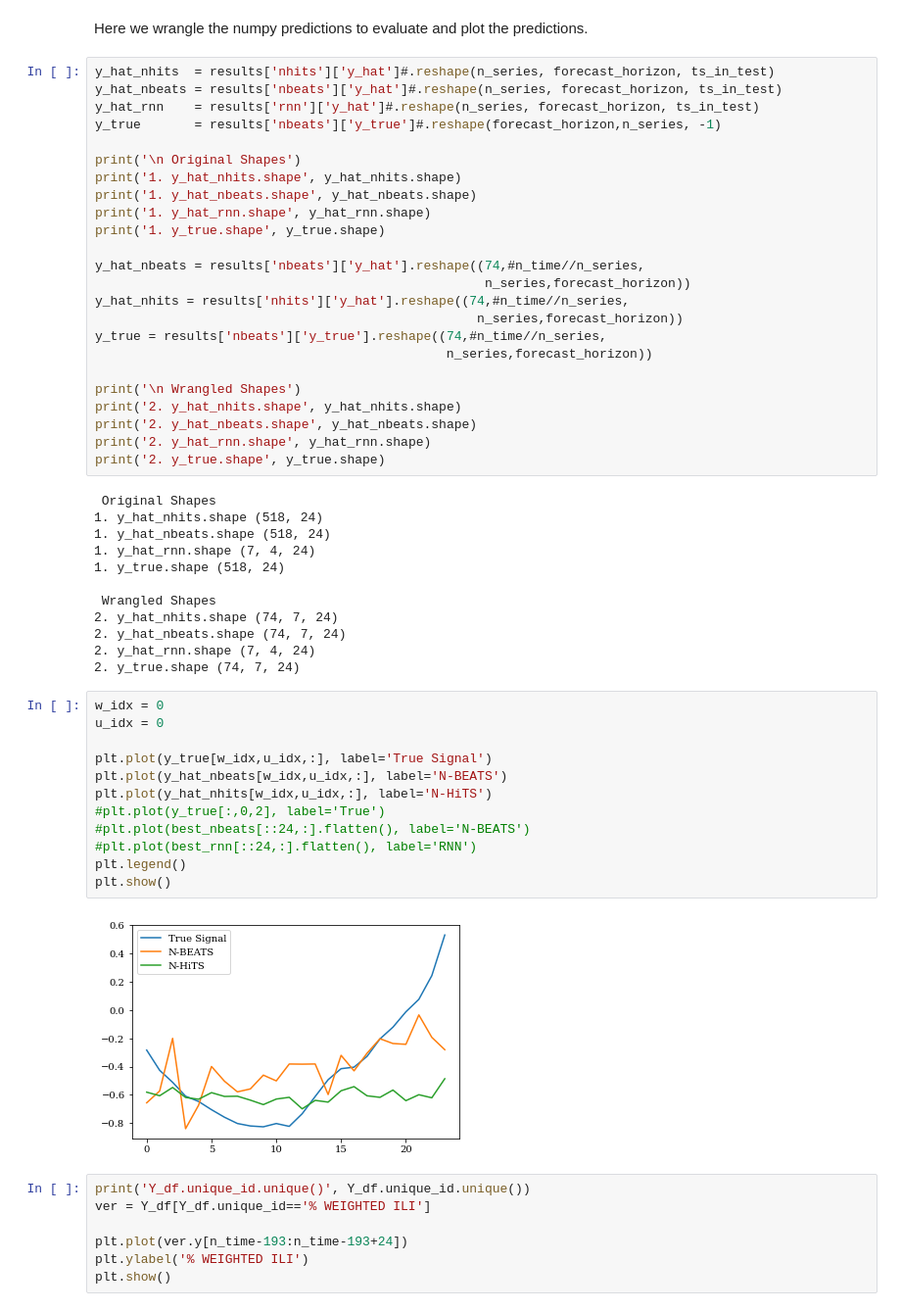
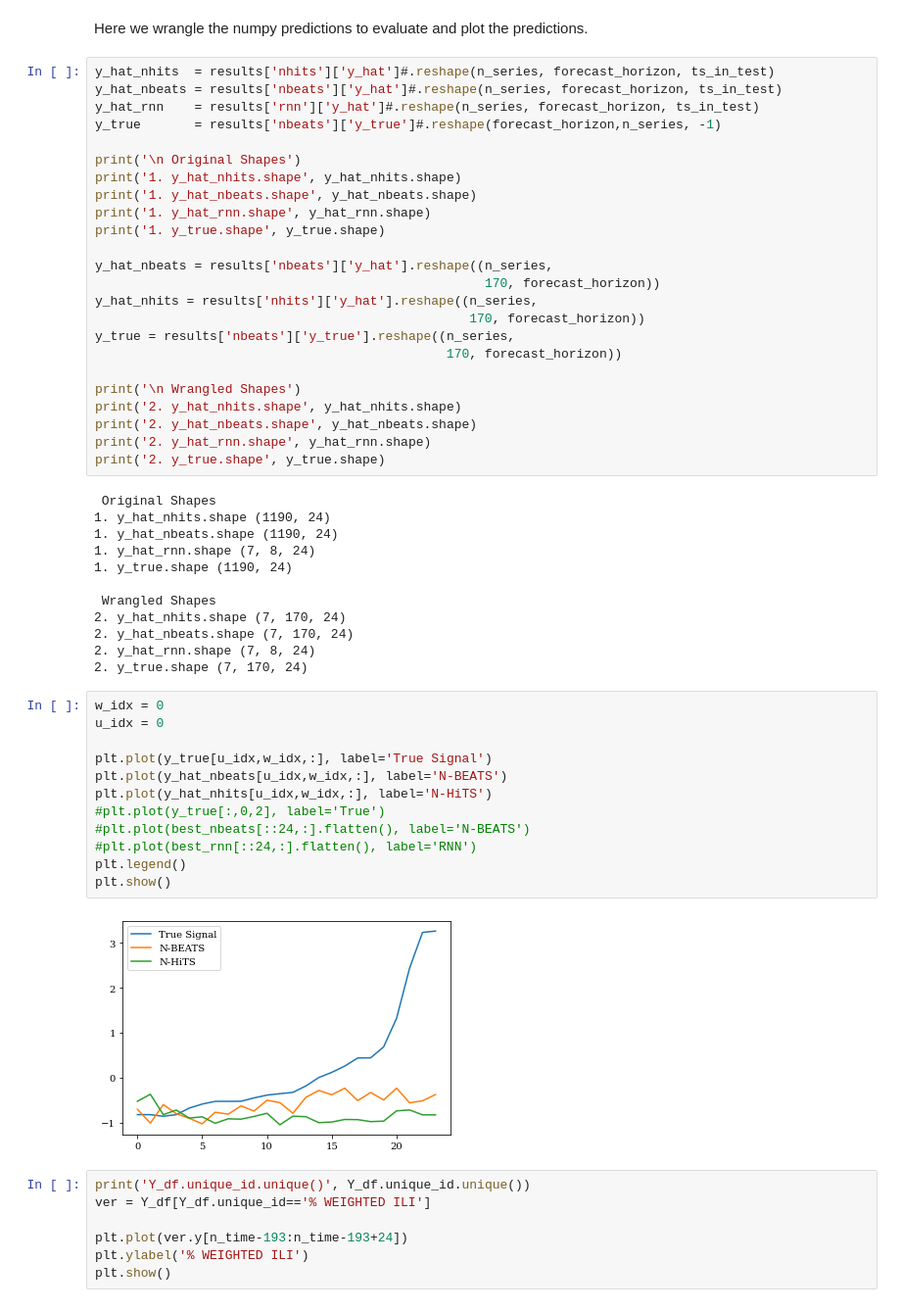
Before and after one commit to Nixtla/neuralforecast, a Jupyter notebook: nbs/experiments__auto.ipynb, the cells around one changed output. Shown at 98% size. Cells and saved outputs as stored; diff of their text form.

```diff
--- a/nbs/experiments__auto.ipynb
+++ b/nbs/experiments__auto.ipynb
@@ -311,12 +311,12 @@ print('1. y_hat_nbeats.shape', y_hat_nbeats.shape)
 print('1. y_hat_rnn.shape', y_hat_rnn.shape)
 print('1. y_true.shape', y_true.shape)
 
-y_hat_nbeats = results['nbeats']['y_hat'].reshape((74,#n_time//n_series,
-                                                   n_series,forecast_horizon))
-y_hat_nhits = results['nhits']['y_hat'].reshape((74,#n_time//n_series,
-                                                  n_series,forecast_horizon))
-y_true = results['nbeats']['y_true'].reshape((74,#n_time//n_series,
-                                              n_series,forecast_horizon))
+y_hat_nbeats = results['nbeats']['y_hat'].reshape((n_series,
+                                                   170, forecast_horizon))
+y_hat_nhits = results['nhits']['y_hat'].reshape((n_series,
+                                                 170, forecast_horizon))
+y_true = results['nbeats']['y_true'].reshape((n_series,
+                                              170, forecast_horizon))
 
 print('\n Wrangled Shapes')
 print('2. y_hat_nhits.shape', y_hat_nhits.shape)
@@ -325,30 +325,30 @@ print('2. y_hat_rnn.shape', y_hat_rnn.shape)
 print('2. y_true.shape', y_true.shape)
 # %% [output]
  Original Shapes
-1. y_hat_nhits.shape (518, 24)
-1. y_hat_nbeats.shape (518, 24)
-1. y_hat_rnn.shape (7, 4, 24)
-1. y_true.shape (518, 24)
+1. y_hat_nhits.shape (1190, 24)
+1. y_hat_nbeats.shape (1190, 24)
+1. y_hat_rnn.shape (7, 8, 24)
+1. y_true.shape (1190, 24)
 
  Wrangled Shapes
-2. y_hat_nhits.shape (74, 7, 24)
-2. y_hat_nbeats.shape (74, 7, 24)
-2. y_hat_rnn.shape (7, 4, 24)
-2. y_true.shape (74, 7, 24)
+2. y_hat_nhits.shape (7, 170, 24)
+2. y_hat_nbeats.shape (7, 170, 24)
+2. y_hat_rnn.shape (7, 8, 24)
+2. y_true.shape (7, 170, 24)
 # %%
 w_idx = 0
 u_idx = 0
 
-plt.plot(y_true[w_idx,u_idx,:], label='True Signal')
-plt.plot(y_hat_nbeats[w_idx,u_idx,:], label='N-BEATS')
-plt.plot(y_hat_nhits[w_idx,u_idx,:], label='N-HiTS')
+plt.plot(y_true[u_idx,w_idx,:], label='True Signal')
+plt.plot(y_hat_nbeats[u_idx,w_idx,:], label='N-BEATS')
+plt.plot(y_hat_nhits[u_idx,w_idx,:], label='N-HiTS')
 #plt.plot(y_true[:,0,2], label='True')
 #plt.plot(best_nbeats[::24,:].flatten(), label='N-BEATS')
 #plt.plot(best_rnn[::24,:].flatten(), label='RNN')
 plt.legend()
 plt.show()
 # %% [output]
-[figure, old version]
+[figure, new version]
 # %%
 print('Y_df.unique_id.unique()', Y_df.unique_id.unique())
 ver = Y_df[Y_df.unique_id=='% WEIGHTED ILI']
```
Also changed, not shown: parts of 3 cells of this notebook, 5 other files.
